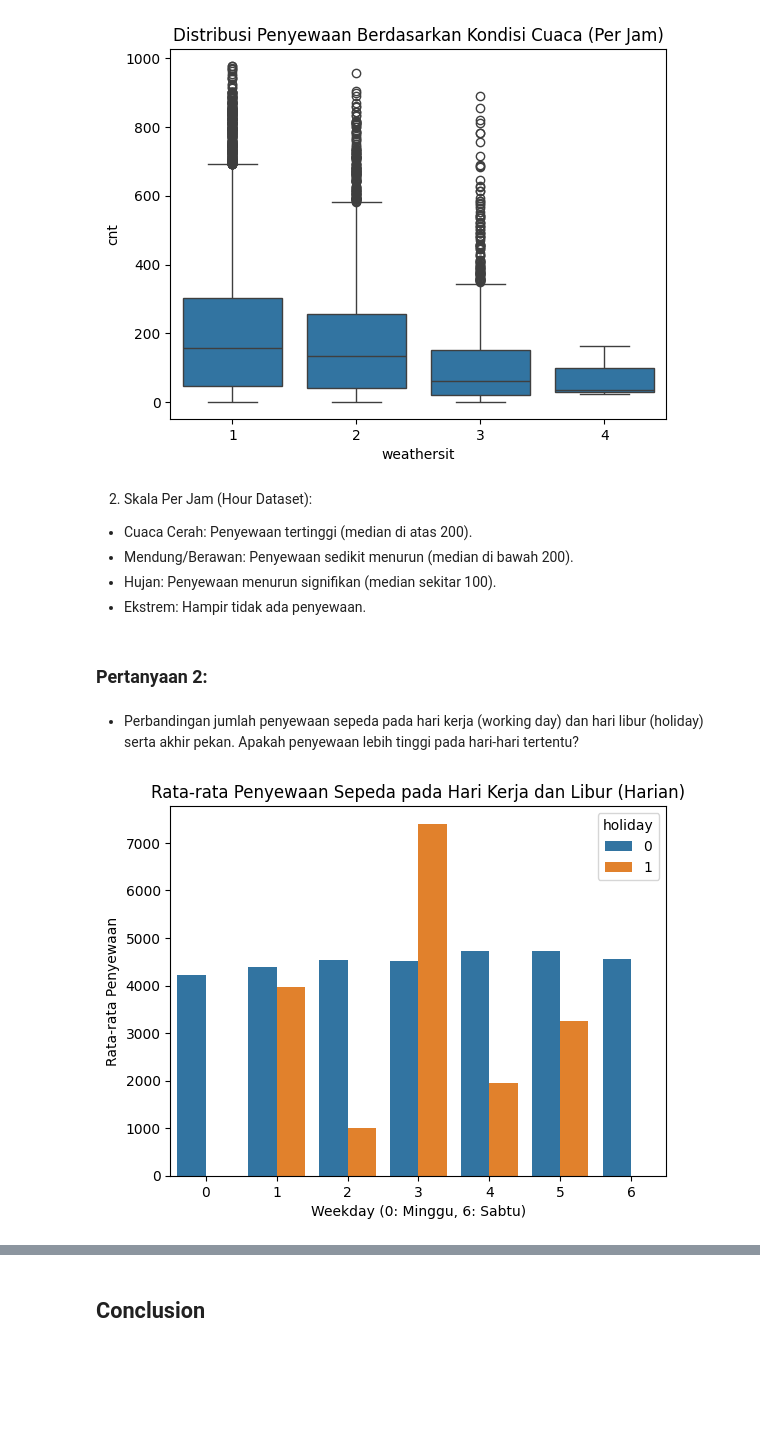
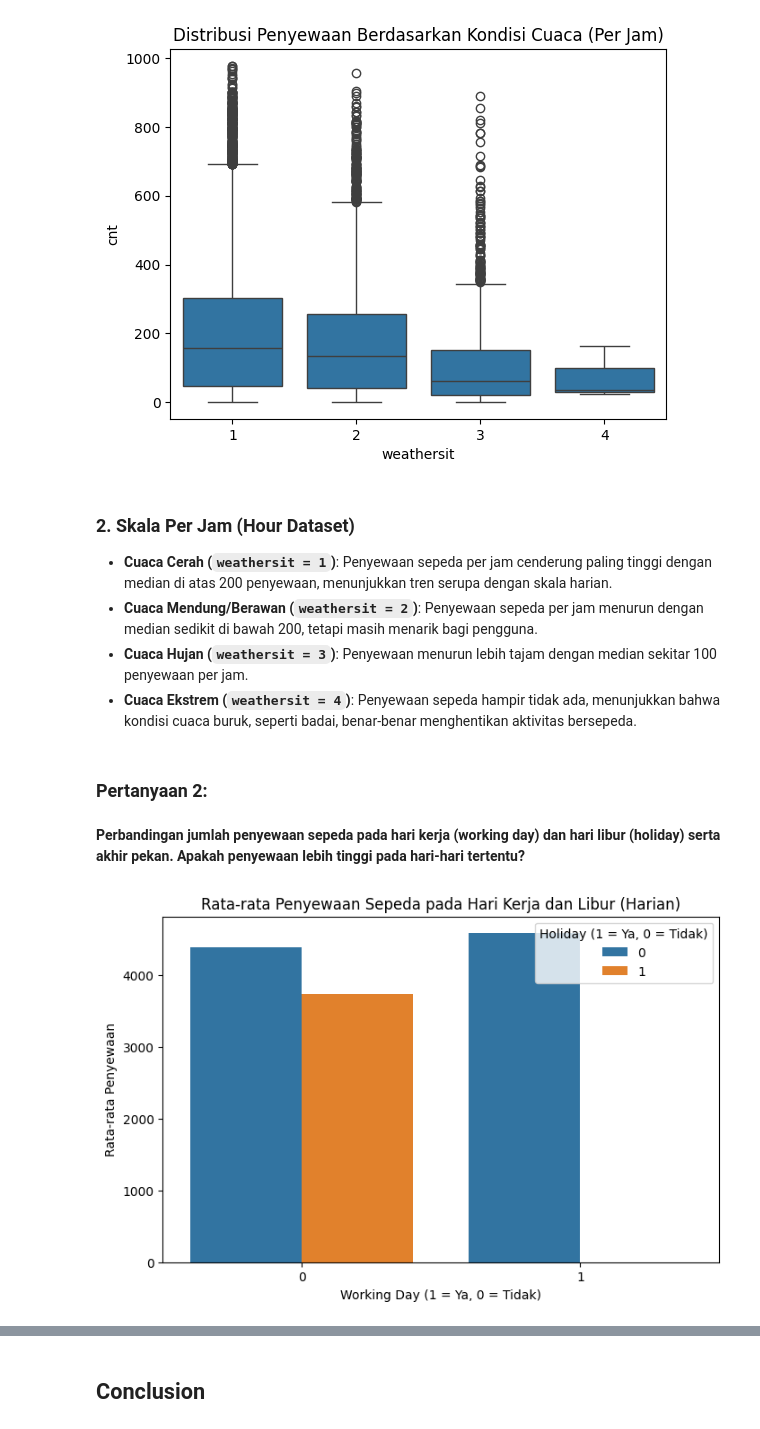
Before and after one commit to MadRapz/Analytics-Data, a Jupyter notebook: Notebook.ipynb, the cells around one changed output, grey strips where cells are left out. Drawn from its saved outputs; the diff is of its cells as text; code cells hidden in the pictures; blank space fills up the shorter version.

```diff
--- a/Notebook.ipynb
+++ b/Notebook.ipynb
@@ -224,25 +304,27 @@ plt.show()
 # %% [output]
 [figure]
 # %% [markdown]
-2. Skala Per Jam (Hour Dataset):
- - Cuaca Cerah: Penyewaan tertinggi (median di atas 200).
- - Mendung/Berawan: Penyewaan sedikit menurun (median di bawah 200).
- - Hujan: Penyewaan menurun signifikan (median sekitar 100).
- - Ekstrem: Hampir tidak ada penyewaan.
+### 2. **Skala Per Jam (Hour Dataset)**
+- **Cuaca Cerah (`weathersit = 1`)**: Penyewaan sepeda per jam cenderung paling tinggi dengan median di atas 200 penyewaan, menunjukkan tren serupa dengan skala harian.
+- **Cuaca Mendung/Berawan (`weathersit = 2`)**: Penyewaan sepeda per jam menurun dengan median sedikit di bawah 200, tetapi masih menarik bagi pengguna.
+- **Cuaca Hujan (`weathersit = 3`)**: Penyewaan menurun lebih tajam dengan median sekitar 100 penyewaan per jam.
+- **Cuaca Ekstrem (`weathersit = 4`)**: Penyewaan sepeda hampir tidak ada, menunjukkan bahwa kondisi cuaca buruk, seperti badai, benar-benar menghentikan aktivitas bersepeda.
 # %% [markdown]
 ### Pertanyaan 2:
 # %% [markdown]
- - Perbandingan jumlah penyewaan sepeda pada hari kerja (working day) dan hari libur (holiday) serta akhir pekan. Apakah penyewaan lebih tinggi pada hari-hari tertentu?
+**Perbandingan jumlah penyewaan sepeda pada hari kerja (working day) dan hari libur (holiday) serta akhir pekan. Apakah penyewaan lebih tinggi pada hari-hari tertentu?**
 # %%
-# Groupby berdasarkan hari kerja dan akhir pekan di day.csv
-rentals_by_day = cleanDay.groupby(['holiday', 'weekday'])['cnt'].mean().reset_index()
+# Grouping by 'holiday' and 'workingday' for day data (excluding 'weekday')
+rentals_by_day = cleanDay.groupby(['holiday', 'workingday'])['cnt'].mean().reset_index()
 
-# Visualisasi penyewaan pada hari kerja, akhir pekan, dan libur
-sns.barplot(x='weekday', y='cnt', hue='holiday', data=rentals_by_day)
+# Visualization for the day dataset using only 'holiday' and 'workingday'
+plt.figure(figsize=(8, 5))
+sns.barplot(x='workingday', y='cnt', hue='holiday', data=rentals_by_day)
 plt.title('Rata-rata Penyewaan Sepeda pada Hari Kerja dan Libur (Harian)')
-plt.xlabel('Weekday (0: Minggu, 6: Sabtu)')
+plt.xlabel('Working Day (1 = Ya, 0 = Tidak)')
 plt.ylabel('Rata-rata Penyewaan')
+plt.legend(title='Holiday (1 = Ya, 0 = Tidak)')
 plt.show()
 # %% [output]
-[figure, old version]
+[figure, new version]
 # %%
```
Also changed, not shown: parts of 22 cells of this notebook, 3 other files.
